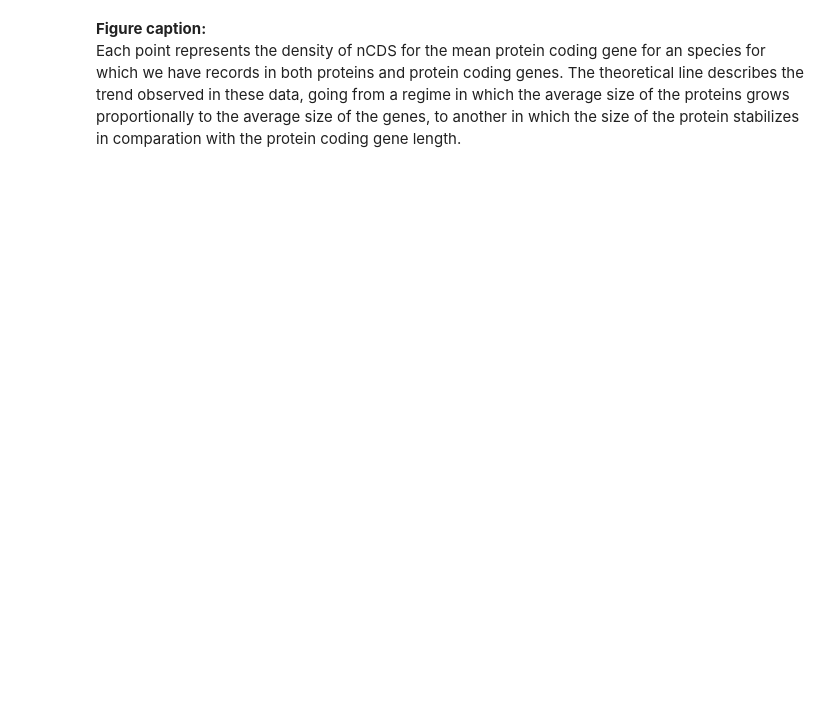
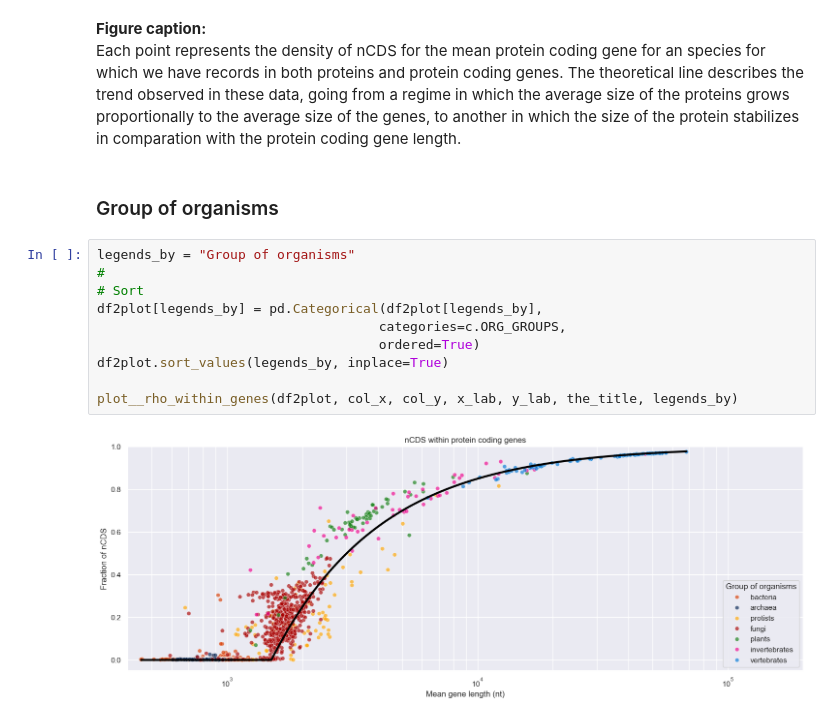
Before and after one commit to emuro/EM_probando, a Jupyter notebook: main_work/rho_nCDS_within_protCodGenes_lengths.ipynb, the cells around one changed output. Drawn from its saved outputs; the diff is of its cells as text; blank space fills up the shorter version.

```diff
--- a/main_work/rho_nCDS_within_protCodGenes_lengths.ipynb
+++ b/main_work/rho_nCDS_within_protCodGenes_lengths.ipynb
@@ -127,3 +138,17 @@ plot__rho_within_genes(df2plot, col_x, col_y, x_lab, y_lab, the_title)
 # %% [markdown]
 **Figure caption:**
 Each point represents the density of nCDS for the mean protein coding gene for an species for which we have records in both proteins and protein coding genes. The theoretical line describes the trend observed in these data, going from a regime in which the average size of the proteins grows proportionally to the average size of the genes, to another in which the size of the protein stabilizes in comparation with the protein coding gene length.
+# %% [markdown]
+### Group of organisms
+# %%
+legends_by = "Group of organisms"
+#
+# Sort
+df2plot[legends_by] = pd.Categorical(df2plot[legends_by],
+                                    categories=c.ORG_GROUPS,
+                                    ordered=True)
+df2plot.sort_values(legends_by, inplace=True)
+
+plot__rho_within_genes(df2plot, col_x, col_y, x_lab, y_lab, the_title, legends_by)
+# %% [output]
+[figure, added]
```
Also changed, not shown: parts of 5 cells of this notebook, 11 other files.
